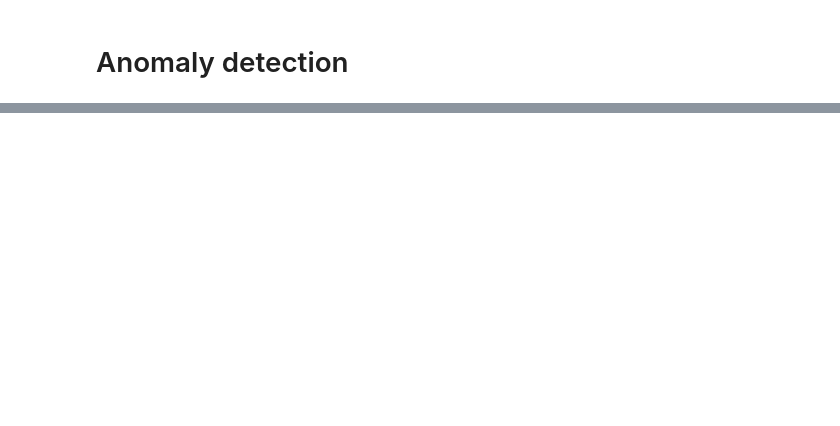
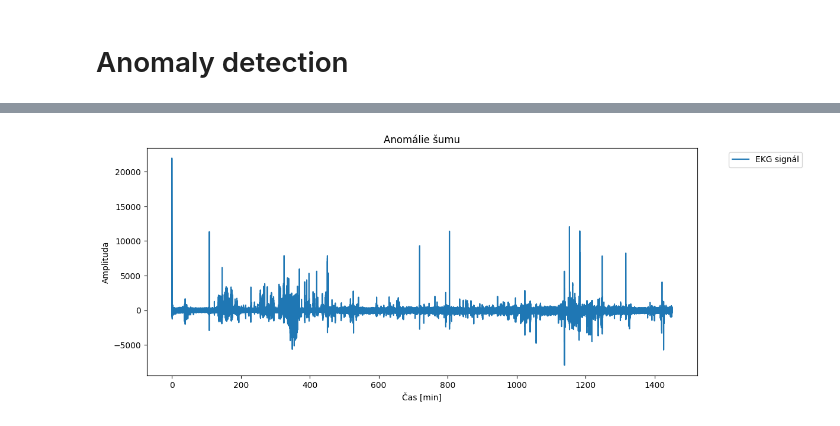
Before and after one commit to Mysczk/Zpracovani-signalu, a Jupyter notebook: Seminarni_prace.ipynb, the cells around one changed output, grey strips where cells are left out. Drawn from its saved outputs; the diff is of its cells as text; code cells hidden in the pictures; blank space fills up the shorter version.

```diff
--- a/Seminarni_prace.ipynb
+++ b/Seminarni_prace.ipynb
@@ -223,0 +192,47 @@ draw_ecg(ecg,anomaly, title="ECG signál celý")
+# %%
+def anomaly_filter(ecg, fs, lowcut=0.5, highcut=40):
+    ecg = butter_highpass_filter(ecg, lowcut, fs)
+    ecg = butter_lowpass_filter(ecg, highcut, fs)
+
+    return np.array(ecg)
+
+def fit_filter(ecg, fs, lowcut=0.5, highcut=40):
+    ecg = butter_highpass_filter(ecg, lowcut, fs)
+    ecg = butter_lowpass_filter(ecg, highcut, fs)
+
+    return np.array(ecg)
+
+def mean_filter(ecg):
+    return np.array(ecg - np.mean(ecg))
+
+def peak_deviation(ecg, peaks, amplifier = 1):
+    peak_values = ecg[peaks]
+    thresholdup = np.mean(peak_values) + amplifier*np.std(peak_values)
+    thresholddown = np.mean(peak_values) - amplifier*np.std(peak_values)
+    anomalies = [peaks[i] for i in range(len(peak_values)) if peak_values[i] > thresholdup or peak_values[i] < thresholddown]
+
+    return anomalies, thresholdup, thresholddown, len(anomalies)
+
+def rr_deviation(peaks, fs, amplifier=1.5):
+    rr_intervals = np.diff(peaks) / fs
+    rr_mean = np.mean(rr_intervals)
+    rr_std = np.std(rr_intervals)
+    threshold_high = rr_mean + amplifier * rr_std
+    anomalies = [(peaks[i], peaks[i+1]) for i in range(len(rr_intervals)) if np.abs(rr_intervals[i]) > threshold_high]
+
+    return anomalies, len(anomalies)
+
+def junk(ecg, fs, lowcut=0.5, highcut=40):
+    ecg_filtered = fit_filter(ecg, fs, lowcut, highcut)
+    ecg = ecg - ecg_filtered
+    return(np.array(ecg))
+# %%
+ecg, fields = load_data("./data_ecg/100001/100001_ECG")
+fs = fields["fs"]
+ecg_demonstration = ecg
+samples = None
+ecg_demonstration = ecg_demonstration[0:samples]
+res = junk(ecg_demonstration, fs)
+draw_ecg(res,fs,title="Anomálie šumu")
+# %% [output]
+[figure, added]
```
Also changed, not shown: parts of 7 cells of this notebook.
